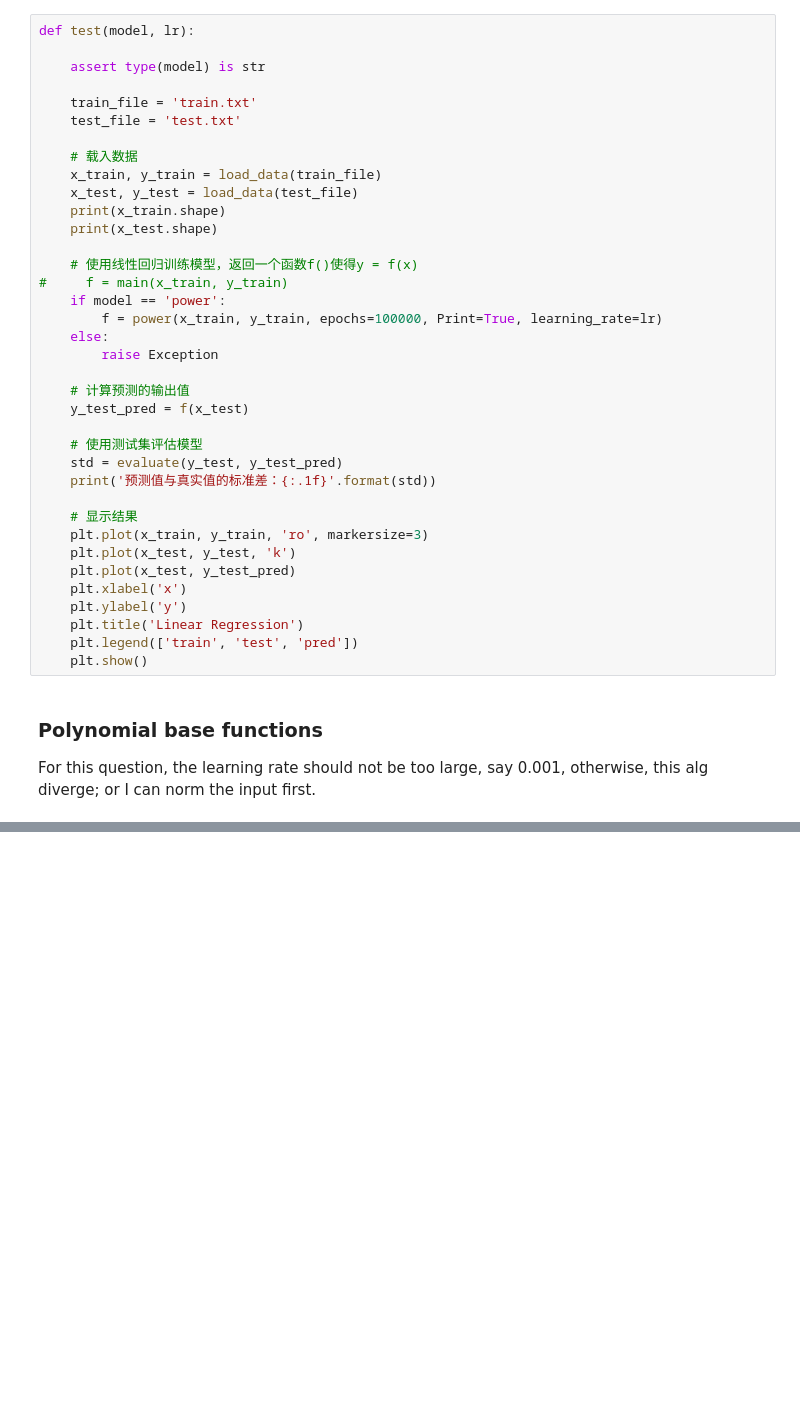
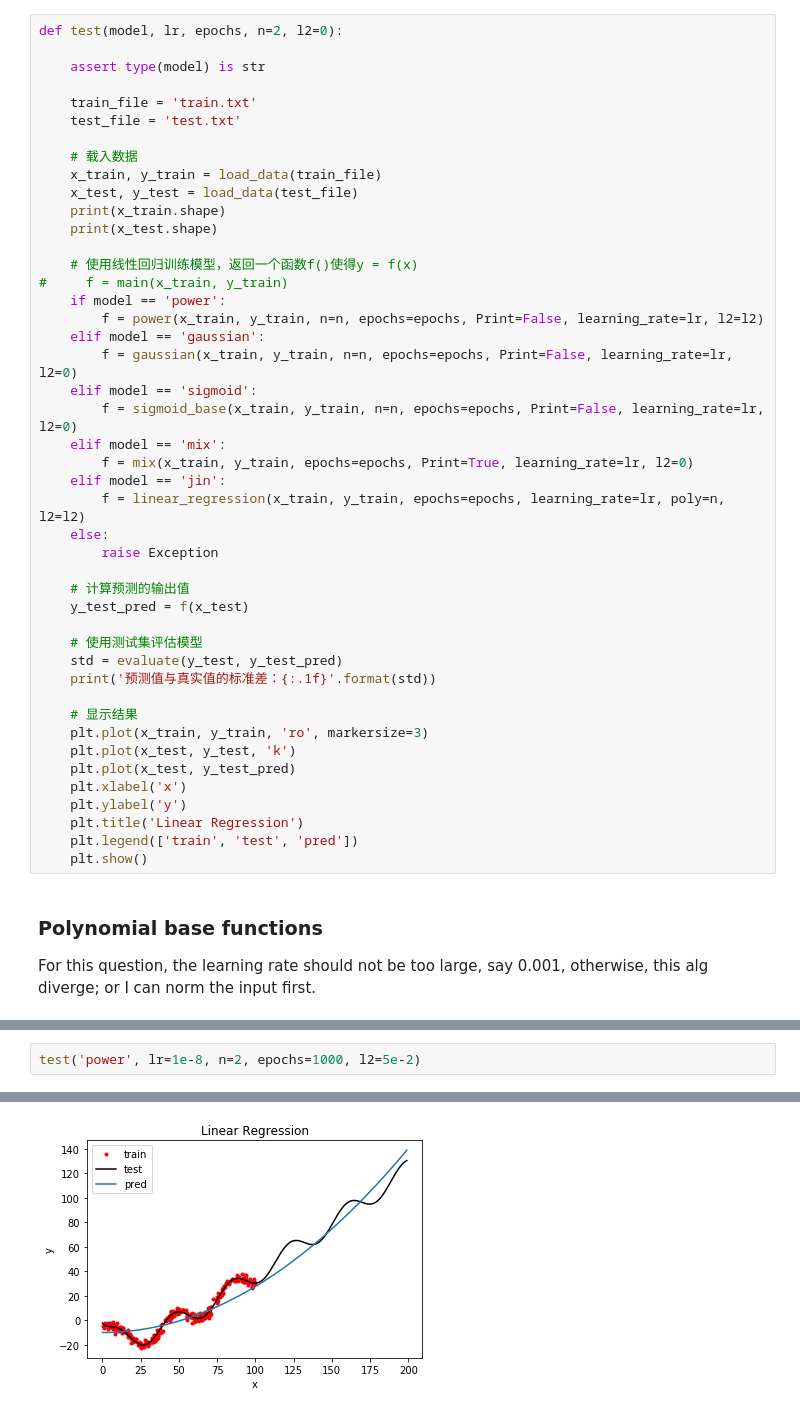
Before and after one commit to Haicang/PRML, a Jupyter notebook: lab1/Play the data.ipynb, the cells around one changed output, grey strips where cells are left out. Drawn from its saved outputs; the diff is of its cells as text; blank space fills up the shorter version.

```diff
--- a/lab1/Play the data.ipynb
+++ b/lab1/Play the data.ipynb
@@ -34,7 +35,7 @@ from linear_reg import load_data, evaluate
 **Define the test functions**
 记得一定要在判断条件那里加上对应的模型名字，如果模型不在提供的范围内，则直接 `throw Exception`
 # %%
-def test(model, lr):
+def test(model, lr, epochs, n=2, l2=0):
 
     assert type(model) is str
 
@@ -50,7 +51,15 @@ def test(model, lr):
     # 使用线性回归训练模型，返回一个函数f()使得y = f(x)
 #     f = main(x_train, y_train)
     if model == 'power':
-        f = power(x_train, y_train, epochs=100000, Print=True, learning_rate=lr)
+        f = power(x_train, y_train, n=n, epochs=epochs, Print=False, learning_rate=lr, l2=l2)
+    elif model == 'gaussian':
+        f = gaussian(x_train, y_train, n=n, epochs=epochs, Print=False, learning_rate=lr, l2=0)
+    elif model == 'sigmoid':
+        f = sigmoid_base(x_train, y_train, n=n, epochs=epochs, Print=False, learning_rate=lr, l2=0)
+    elif model == 'mix':
+        f = mix(x_train, y_train, epochs=epochs, Print=True, learning_rate=lr, l2=0)
+    elif model == 'jin':
+        f = linear_regression(x_train, y_train, epochs=epochs, learning_rate=lr, poly=n, l2=l2)
     else:
         raise Exception
 
@@ -78,0 +86,3 @@ test('power', lr=0.00005)
+# %%
+test('power', lr=1e-8, n=2, epochs=1000, l2=5e-2)
+# %% [output]
@@ -78,0 +92 @@ test('power', lr=0.00005)
+[figure, added]
```
Also changed, not shown: parts of 11 cells of this notebook, 5 other files.
